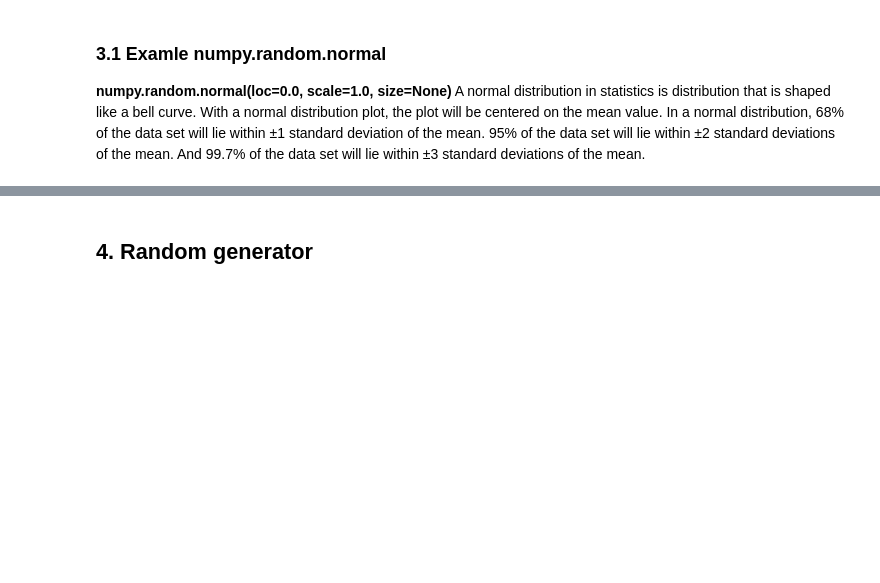
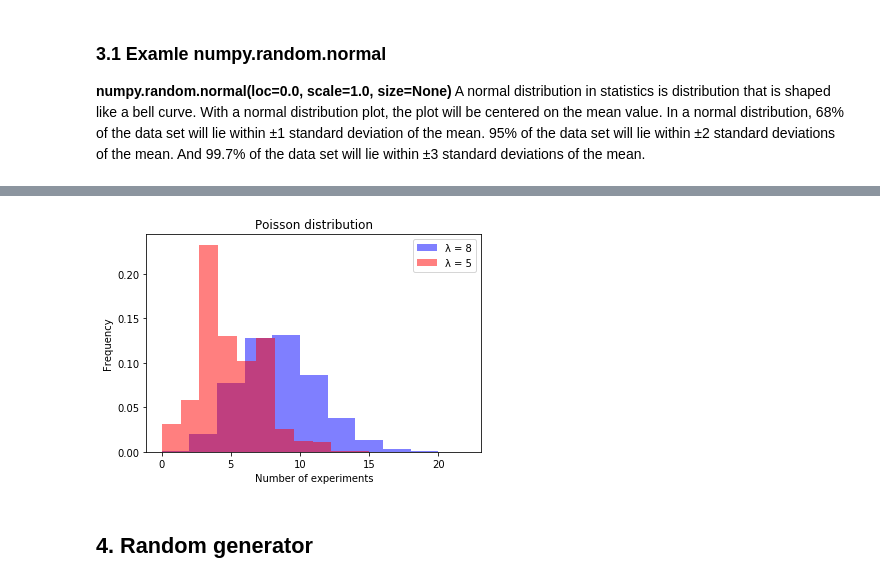
Before and after one commit to kamilam1987/Emerging_Technologies, a Jupyter notebook: numpy-random.ipynb, the cells around one changed output, grey strips where cells are left out. Drawn from its saved outputs; the diff is of its cells as text; code cells hidden in the pictures; blank space fills up the shorter version.

```diff
--- a/numpy-random.ipynb
+++ b/numpy-random.ipynb
@@ -463,3 +476,35 @@ plt.show()
+# %%
+# numpy.random.poisson() method
+
+import numpy as np
+# Import matplotlib
+import matplotlib.pyplot as plt
+
+# Poisson distribution which takes two parameters
+# lam - number of events occurring in a given time interval, size - number of events
+poisson = np.random.poisson(8,10000)
+poisson_2 = np.random.poisson(5,10000)
+
+
+# Creates a histogram
+count, bins, ignored = plt.hist(poisson, 11, density=True, label = "λ = 8", color = 'blue', alpha=0.5)
+count, bins, ignored = plt.hist(poisson_2, 11, density=True, label = "λ = 5", color = 'red', alpha=0.5)
+
+# Adds title
+plt.title("Poisson distribution")
+
+# Creates lable
+plt.xlabel("Number of experiments")
+
+# Creates lable
+plt.ylabel("Frequency")
+# Adds legend
+
+plt.legend()
+# Prints a plot
+plt.show()
+# %% [output]
+[figure, added]
 # %% [markdown]
 ## 4. Random generator
 # %% [markdown]
```
Also changed, not shown: parts of 20 cells of this notebook.
